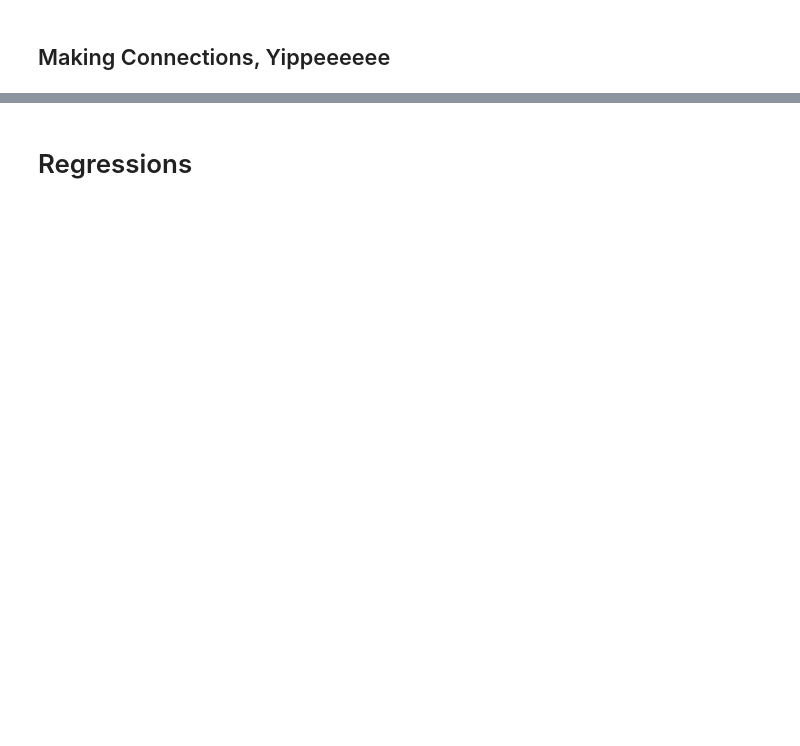
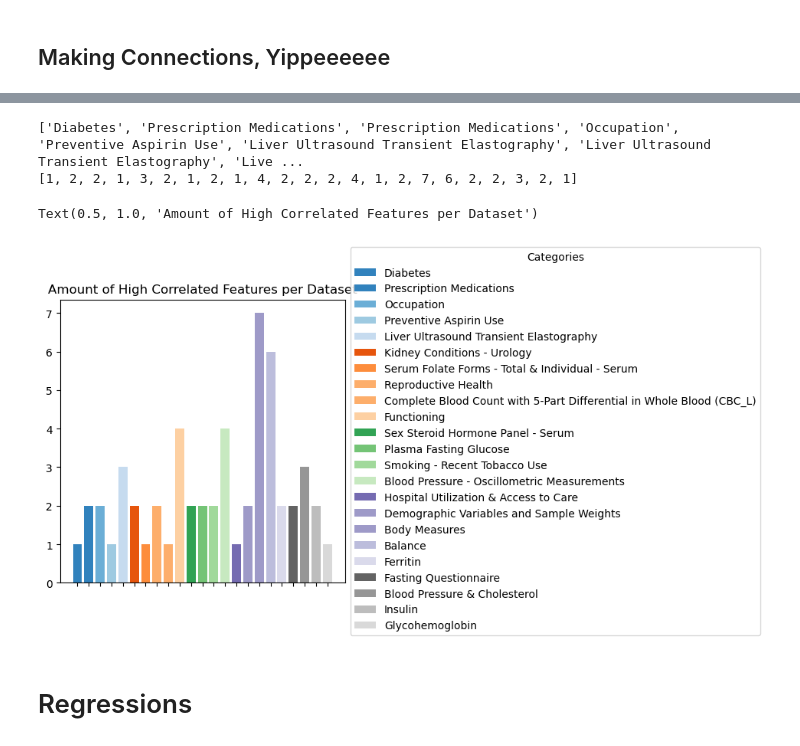
Before and after one commit to PiSaucer/CS426-Project, a Jupyter notebook: diabetes.ipynb, the cells around one changed output, grey strips where cells are left out. Drawn from its saved outputs; the diff is of its cells as text; code cells hidden in the pictures; blank space fills up the shorter version.

```diff
--- a/diabetes.ipynb
+++ b/diabetes.ipynb
@@ -357,7 +286,7 @@ codeDict = {
     "FNQ440": ("Functioning", "Difficulty walking or climbing steps"),
     "FNQ490": ("Functioning", "Difficulty using hands and fingers"),
     "FNDADI": ("Functioning", "WG-SS Disability Indicator 18+"),
-    "FNDADEDI": ("Functioning", "WG-SS Enhanced Disability Indicator 18+"),
+    "FNDAEDI": ("Functioning", "WG-SS Enhanced Disability Indicator 18+"),
     "LBXSF6SI": ("Serum Folate Forms - Total & Individual - Serum", "Mefox oxidation product (nmol/L)"),
     "LBXGH": ("Glycohemoglobin", "Glycohemoglobin (%)"),
     "LBXGLU": ("Plasma Fasting Glucose", "Fasting Glucose (mg/dL)"),
@@ -370,7 +299,7 @@ codeDict = {
     "KIQ481": ("Kidney Conditions - Urology", "How many times wake up and urinate?"),
     "LUARXIN": ("Liver Ultrasound Transient Elastography", "Reason ineligible"),
     "LUXSMED": ("Liver Ultrasound Transient Elastography", "Median stiffness (E), kilopascals (kPa)"),
-    "LUXCAOM": ("Liver Ultrasound Transient Elastography", "Median CAP, decibels per meter (dB/m)"),
+    "LUXCAPM": ("Liver Ultrasound Transient Elastography", "Median CAP, decibels per meter (dB/m)"),
     "OCD150": ("Occupation", "Type of work done last week"),
     "OHQ845": ("Occupation", "Rate the health of your teeth and gums"),
     "RHQ031": ("Reproductive Health", "Had regular periods in past 12 months"),
@@ -383,8 +312,59 @@ codeDict = {
     "SMQ690D": ("Smoking - Recent Tobacco Use", "Used last 5 days - Chewing tobacco"),
     "LBDAMHLC": ("Sex Steroid Hormone Panel - Serum", "Anti-Mullerian hormone Comment Code"),
     "LBXDHE": ("Sex Steroid Hormone Panel - Serum", "DHEAS (mewg/dL)"),
-    "LBDDHESI": ("Sex Steroid Hormone Panel - Serum", "DHEAS (mewmol/L)")
+    "LBDDHESI": ("Sex Steroid Hormone Panel - Serum", "DHEAS (mewmol/L)"),
+    "BMXARML": ("Body Measures", "Upper Arm Length (cm)"),
+    "BMXHIP": ("Body Measures", "Hip Circumference (cm)"),
 }
+# %%
+from matplotlib.cm import get_cmap
+from matplotlib.patches import Patch
+
+all_databases = []
+for i in range(len(filtCorrs) - 1):
+    all_databases.append(codeDict[filtCorrs[i][0]][0])
+
+print(all_databases)
+
+unique_db = []
+for i in all_databases:
+    if i not in unique_db:
+        unique_db.append(i)
+
+counts = []
+for i in unique_db:
+    counts.append(all_databases.count(i))
+
+print(counts)
+
+cmap = get_cmap('tab20c')
+colors = [cmap(i / len(unique_db)) for i in range(len(unique_db))]
+
+fig, ax = plt.subplots()
+bars = ax.bar(range(len(counts)), counts, color=colors)
+
+ax.set_xticks(range(len(unique_db)))
+ax.set_xticklabels([''] * len(unique_db))
+
+legend_elements = [Patch(facecolor=colors[i], label=unique_db[i]) for i in range(len(unique_db))]
+
+# Shrink plot to make space for legend
+box = ax.get_position()
+ax.set_position([box.x0, box.y0, box.width * 0.75, box.height])
+
+# Add legend outside to the right with multiple columns if needed
+ax.legend(handles=legend_elements,
+          title="Categories",
+          loc='center left',
+          bbox_to_anchor=(1, 0.5),
+          ncol=1)  # You can set ncol=2 if many labels
+
+plt.title('Amount of High Correlated Features per Dataset')
+# %% [output]
+['Diabetes', 'Prescription Medications', 'Prescription Medications', 'Occupation', 'Preventive Aspirin Use', 'Liver Ultrasound Transient Elastography', 'Liver Ultrasound Transient Elastography', 'Live ...
+[1, 2, 2, 1, 3, 2, 1, 2, 1, 4, 2, 2, 2, 4, 1, 2, 7, 6, 2, 2, 3, 2, 1]
+Text(0.5, 1.0, 'Amount of High Correlated Features per Dataset')
+[figure, added]
 # %% [markdown]
 # Regressions
 # %%
```
Also changed, not shown: parts of 25 cells of this notebook.
